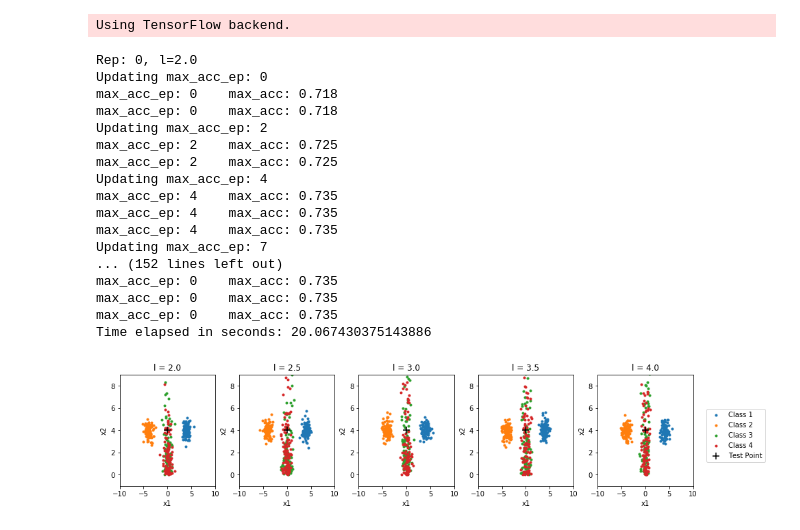
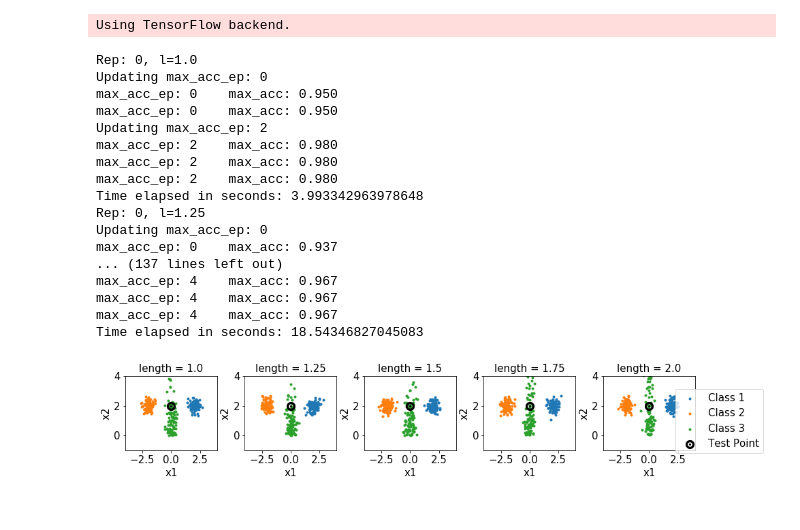
Before and after one commit to chail/InterpretableBayesianUncertainty, a Jupyter notebook: experiments/results-2/decreasing-epistemic-uncertainty.ipynb, the cells around one changed output. Drawn from its saved outputs; the diff is of its cells as text; code cells hidden in the pictures.

```diff
--- a/experiments/results-2/decreasing-epistemic-uncertainty.ipynb
+++ b/experiments/results-2/decreasing-epistemic-uncertainty.ipynb
@@ -28,10 +28,10 @@ Using TensorFlow backend.
 n_train = 1000
 n_val = 100
 # %%
-lengthscale = np.linspace(2, 4, 5)
+lengthscale = np.linspace(1, 2, 5)
 reps = 3
-sigma = 0.5
-mu = 4
+sigma = 0.25
+mu = 2
 
 test_point = np.array([[0, mu]])
 results_aleatoric = defaultdict(list)
@@ -48,7 +48,7 @@ nb_layers = 2
 nb_units = 100
 p = 0.5
 wd = 1e-6
-nb_classes =4
+nb_classes =3
 dropout = 'MC'
 alpha = 0.5
 epochs = 5
@@ -78,11 +74,11 @@ def generate_points(mu, sigma, l, n):
     return (x, y)
 # %%
-if all([os.path.isfile(f) for f in ['results_aleatoric.p', 'results_epistemic.p',
-                                    'results_predictive.p', 'results_pred.p']]):
-    results_aleatoric = pickle.load(open('results_aleatoric.p', 'rb'))
-    results_epistemic = pickle.load(open('results_epistemic.p', 'rb'))
-    results_predictive = pickle.load(open('results_predictive.p', 'rb'))
-    results_pred = pickle.load(open('results_pred.p', 'rb'))
+if os.path.isfile('epistemic_results.p'):
+    all_results = pickle.load(open('epistemic_results.p', 'rb'))
+    results_aleatoric = all_results['aleatoric']
+    results_epistemic = all_results['epistemic']
+    results_predictive = all_results['predictive']
+    results_pred = all_results['pred']
 else:
     for r in range(reps):
         for l in lengthscale:
@@ -170,44 +166,46 @@ else:
             results_predictive[l].extend(predictive)
             results_pred[l].append(pred)
 # %% [output]
-Rep: 0, l=2.0
+Rep: 0, l=1.0
 Updating max_acc_ep: 0
-max_acc_ep: 0    max_acc: 0.718
-max_acc_ep: 0    max_acc: 0.718
+max_acc_ep: 0    max_acc: 0.950
+max_acc_ep: 0    max_acc: 0.950
 Updating max_acc_ep: 2
-max_acc_ep: 2    max_acc: 0.725
-max_acc_ep: 2    max_acc: 0.725
-Updating max_acc_ep: 4
-max_acc_ep: 4    max_acc: 0.735
-max_acc_ep: 4    max_acc: 0.735
-max_acc_ep: 4    max_acc: 0.735
-Updating max_acc_ep: 7
-... (152 lines left out)
-max_acc_ep: 0    max_acc: 0.735
-max_acc_ep: 0    max_acc: 0.735
-max_acc_ep: 0    max_acc: 0.735
-Time elapsed in seconds: 20.067430375143886
+max_acc_ep: 2    max_acc: 0.980
+max_acc_ep: 2    max_acc: 0.980
+max_acc_ep: 2    max_acc: 0.980
+Time elapsed in seconds: 3.993342963978648
+Rep: 0, l=1.25
+Updating max_acc_ep: 0
+max_acc_ep: 0    max_acc: 0.937
+... (137 lines left out)
+max_acc_ep: 4    max_acc: 0.967
+max_acc_ep: 4    max_acc: 0.967
+max_acc_ep: 4    max_acc: 0.967
+Time elapsed in seconds: 18.54346827045083
 # %%
 # plot the distributions
-f, axes = plt.subplots(1, 5, figsize=(15, 3))
+f, axes = plt.subplots(1, 5, figsize=(15, 2))
 n_train = 100
 for ax, l in zip(axes, lengthscale):
     classes = []
     x_train, y_train = generate_points(mu, sigma, l, n_train)
-    for ii in range(4):
+    for ii in range(3):
         points = x_train[np.where(np.argmax(y_train, axis=1)==ii)]
         s = ax.scatter(points[:,0], points[:,1], marker='.')
         classes.append(s)
-    s = ax.scatter(test_point[:, 0], test_point[:, 1], marker='+', s=100, c='k')
+    s = ax.scatter(test_point[:, 0], test_point[:, 1], marker='o', s=10, c='k', linewidths=10)
     classes.append(s)
-    ax.set_title('l = {}'.format(l))
-    ax.set_xlim([-10, 10])
-    ax.set_ylim([-1, 9])
-    ax.set_xlabel('x1')
-    ax.set_ylabel('x2')
-f.legend(classes, ('Class 1', 'Class 2', 'Class 3', 'Class 4', 'Test Point'), 'right')
-f.subplots_adjust(wspace=0.25)
-f.savefig('data_distribution.png', dpi=600)
+    ax.set_title('length = {}'.format(l), fontsize=15)
+    ax.set_xlim([-4, 4])
+    ax.set_ylim([-1, 4])
+    ax.set_xlabel('x1', fontsize=15)
+    ax.set_ylabel('x2', fontsize=15)
+    ax.tick_params(labelsize=15)
+f.legend(classes, ('Class 1', 'Class 2', 'Class 3', 'Test Point'), 'right',
+         fontsize=15)
+f.subplots_adjust(wspace=0.3)
+f.savefig('epistemic_data_distribution.png', dpi=600, bbox_inches='tight')
 # %% [output]
-[figure, old version]
+[figure, new version]
 # %%
```
Also changed, not shown: parts of 4 cells of this notebook, 12 other files.
